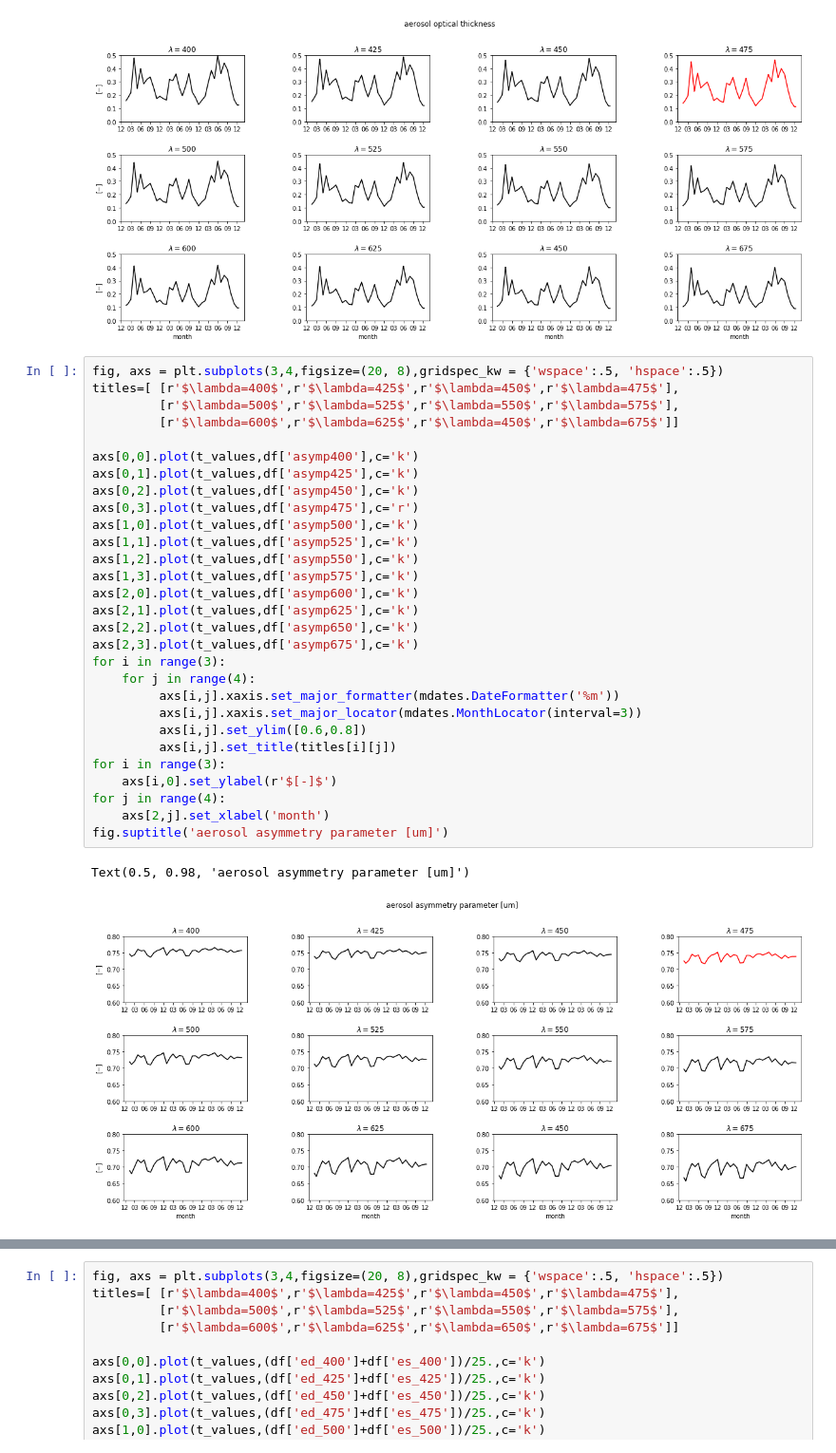
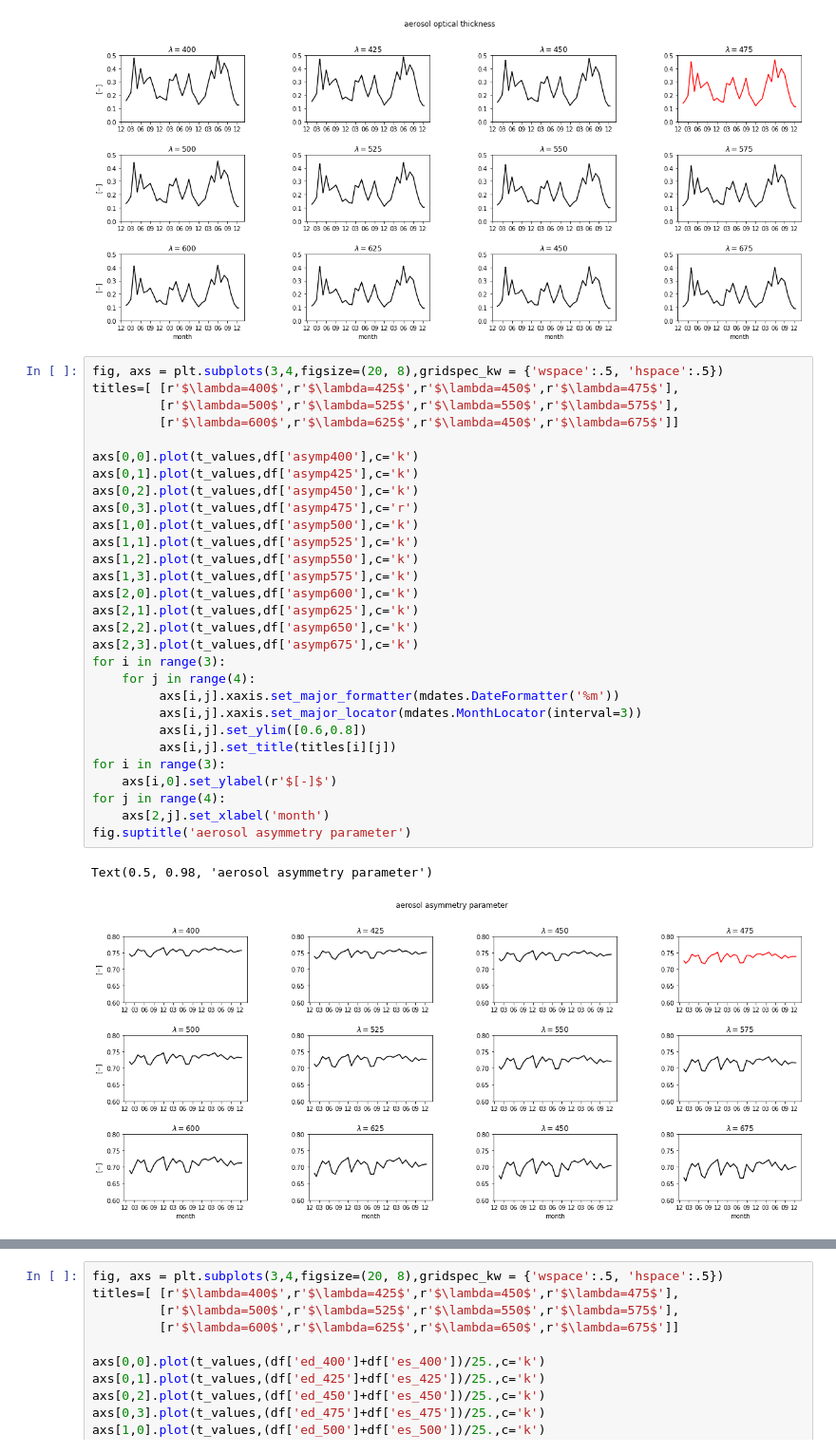
Before and after one commit to BIOPTIMOD/OASIM_ATM, a Jupyter notebook: tools/PYTHON-NOTEBOOKS/OASIM_T2.ipynb, the cells around one changed output, grey strips where cells are left out. Shown: that part at 95% size. Cells and saved outputs as stored; diff of their text form.

```diff
--- a/tools/PYTHON-NOTEBOOKS/OASIM_T2.ipynb
+++ b/tools/PYTHON-NOTEBOOKS/OASIM_T2.ipynb
@@ -158,35 +158,35 @@ Text(0.5, 0.98, 'aerosol optical thickness')
 # %%
 fig, axs = plt.subplots(3,4,figsize=(20, 8),gridspec_kw = {'wspace':.5, 'hspace':.5})
 titles=[ [r'$\lambda=400$',r'$\lambda=425$',r'$\lambda=450$',r'$\lambda=475$'],
          [r'$\lambda=500$',r'$\lambda=525$',r'$\lambda=550$',r'$\lambda=575$'],
          [r'$\lambda=600$',r'$\lambda=625$',r'$\lambda=450$',r'$\lambda=675$']]
 
 axs[0,0].plot(t_values,df['asymp400'],c='k')
 axs[0,1].plot(t_values,df['asymp425'],c='k')
 axs[0,2].plot(t_values,df['asymp450'],c='k')
 axs[0,3].plot(t_values,df['asymp475'],c='r')
 axs[1,0].plot(t_values,df['asymp500'],c='k')
 axs[1,1].plot(t_values,df['asymp525'],c='k')
 axs[1,2].plot(t_values,df['asymp550'],c='k')
 axs[1,3].plot(t_values,df['asymp575'],c='k')
 axs[2,0].plot(t_values,df['asymp600'],c='k')
 axs[2,1].plot(t_values,df['asymp625'],c='k')
 axs[2,2].plot(t_values,df['asymp650'],c='k')
 axs[2,3].plot(t_values,df['asymp675'],c='k')
 for i in range(3):
     for j in range(4):
          axs[i,j].xaxis.set_major_formatter(mdates.DateFormatter('%m'))
          axs[i,j].xaxis.set_major_locator(mdates.MonthLocator(interval=3))
          axs[i,j].set_ylim([0.6,0.8])
          axs[i,j].set_title(titles[i][j])
 for i in range(3):
     axs[i,0].set_ylabel(r'$[-]$')
 for j in range(4):
     axs[2,j].set_xlabel('month')
-fig.suptitle('aerosol asymmetry parameter [um]')
+fig.suptitle('aerosol asymmetry parameter')
 # %% [output]
-Text(0.5, 0.98, 'aerosol asymmetry parameter [um]')
+Text(0.5, 0.98, 'aerosol asymmetry parameter')
-[figure, old version]
+[figure, new version]
 # %%
 fig, axs = plt.subplots(3,4,figsize=(20, 8),gridspec_kw = {'wspace':.5, 'hspace':.5})
 titles=[ [r'$\lambda=400$',r'$\lambda=425$',r'$\lambda=450$',r'$\lambda=475$'],
```
Also changed, not shown: parts of 2 cells of this notebook.
